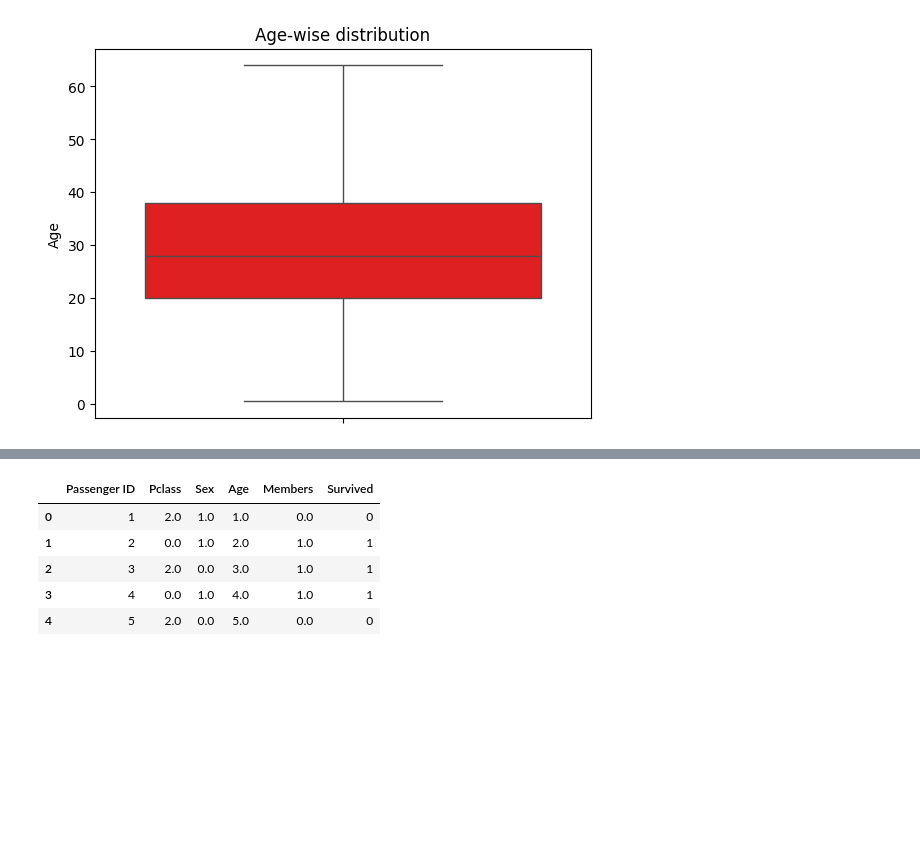
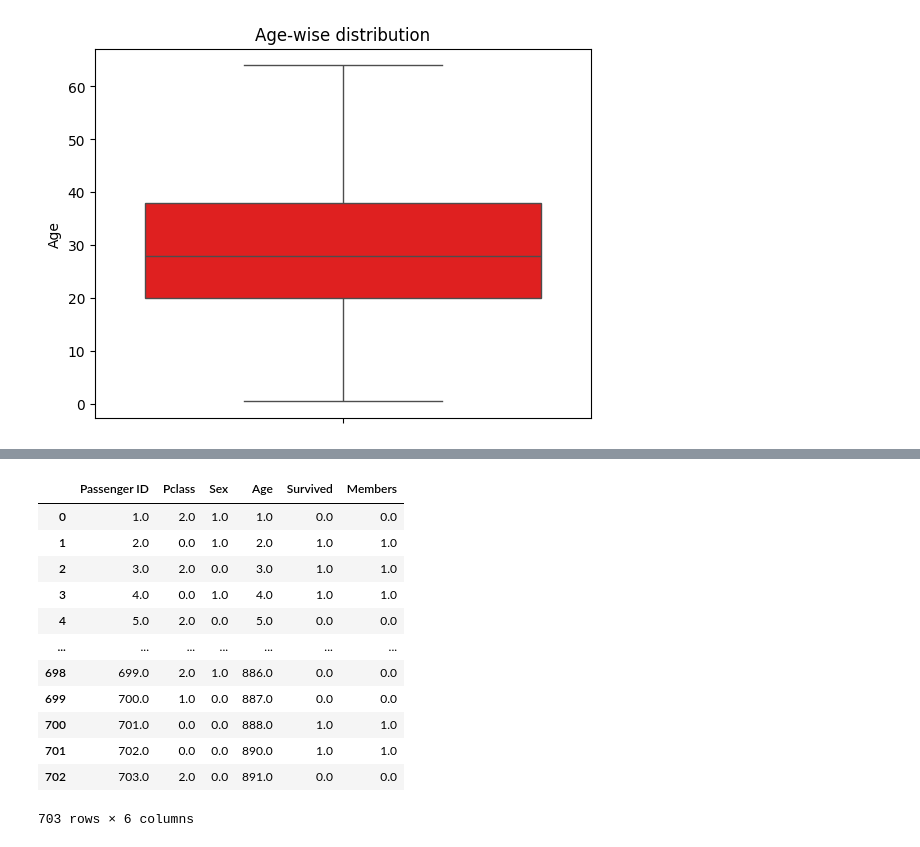
Before and after one commit to ankitg-02/Titanic, a Jupyter notebook: Titanic1.ipynb, the cells around one changed output, grey strips where cells are left out. Saved outputs shown, nothing was run; the diff lists cells and outputs as text; code cells hidden in the pictures; blank space fills up the shorter version.

```diff
--- a/Titanic1.ipynb
+++ b/Titanic1.ipynb
@@ -364,4 +354,4 @@ new_data.head()
-# %%
-new_data.drop(columns='Passenger ID',axis=1,inplace=True)
-# %%
-new_data['Survived']=train_data['Survived']
+# %%
+mod_1=c.fit_transform(new_data)
+make_column_transformerod_1=pd.DataFrame(mod_1,columns=new_data.columns)
+make_column_transformerod_1.head()
@@ -368,11 +365,18 @@ new_data['Survived']=train_data['Survived']
 # %%
-new_data['Passenger ID']=train_data['Passenger ID']
+make_column_transformerod_1['Passenger ID']=new_data['Passenger ID']
+make_column_transformerod_1['Survived']=new_data['Survived']
+make_column_transformerod_1
+# %% [output]
+|  | Passenger ID | Pclass | Sex | Age | Survived | Members |
+| 0 | 1.0 | 2.0 | 1.0 | 1.0 | 0.0 | 0.0 |
+| 1 | 2.0 | 0.0 | 1.0 | 2.0 | 1.0 | 1.0 |
+| 2 | 3.0 | 2.0 | 0.0 | 3.0 | 1.0 | 1.0 |
+| 3 | 4.0 | 0.0 | 1.0 | 4.0 | 1.0 | 1.0 |
+| 4 | 5.0 | 2.0 | 0.0 | 5.0 | 0.0 | 0.0 |
+| ... | ... | ... | ... | ... | ... | ... |
+| 698 | 699.0 | 2.0 | 1.0 | 886.0 | 0.0 | 0.0 |
+| 699 | 700.0 | 1.0 | 0.0 | 887.0 | 0.0 | 0.0 |
+| 700 | 701.0 | 0.0 | 0.0 | 888.0 | 1.0 | 1.0 |
+| 701 | 702.0 | 0.0 | 0.0 | 890.0 | 1.0 | 1.0 |
+| 702 | 703.0 | 2.0 | 0.0 | 891.0 | 0.0 | 0.0 |
+703 rows × 6 columns
-# %%
-new_data.head()
-# %% [output]
-|  | Passenger ID | Pclass | Sex | Age | Members | Survived |
-| 0 | 1 | 2.0 | 1.0 | 1.0 | 0.0 | 0 |
-| 1 | 2 | 0.0 | 1.0 | 2.0 | 1.0 | 1 |
-| 2 | 3 | 2.0 | 0.0 | 3.0 | 1.0 | 1 |
-| 3 | 4 | 0.0 | 1.0 | 4.0 | 1.0 | 1 |
-| 4 | 5 | 2.0 | 0.0 | 5.0 | 0.0 | 0 |
```
Also changed, not shown: parts of 23 cells of this notebook.
